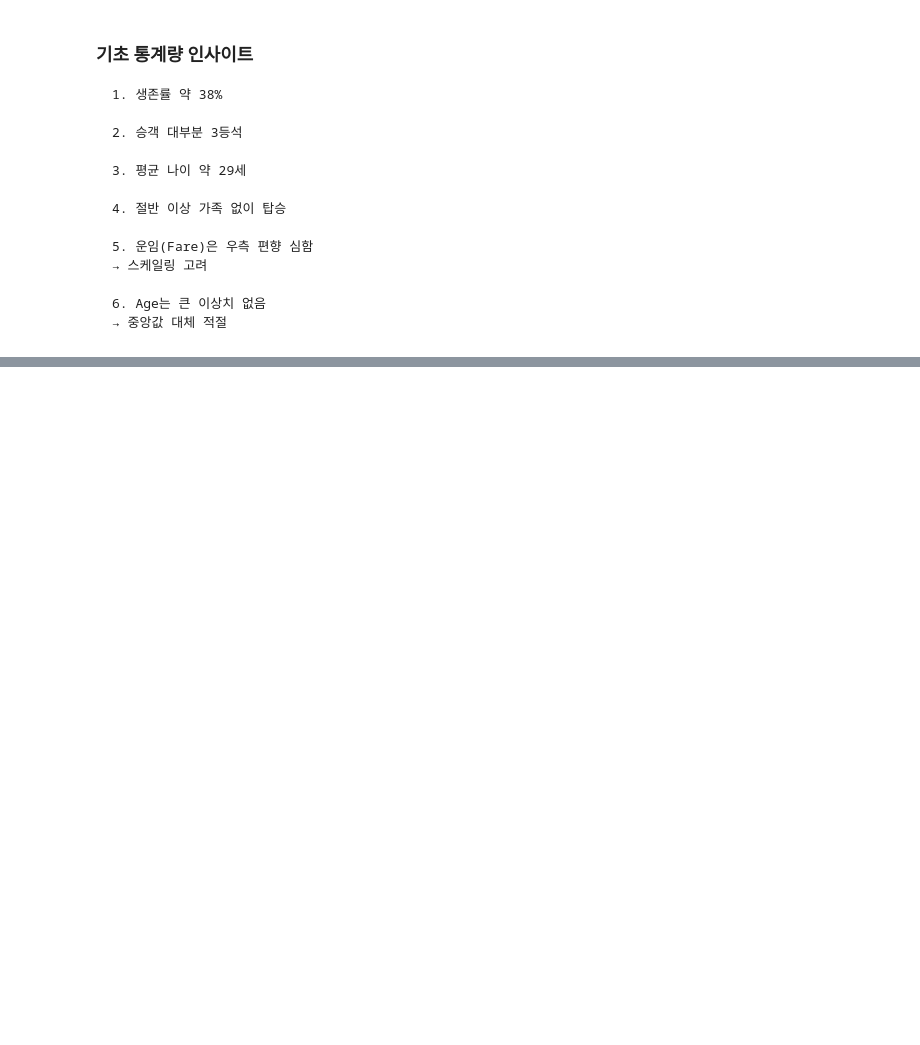
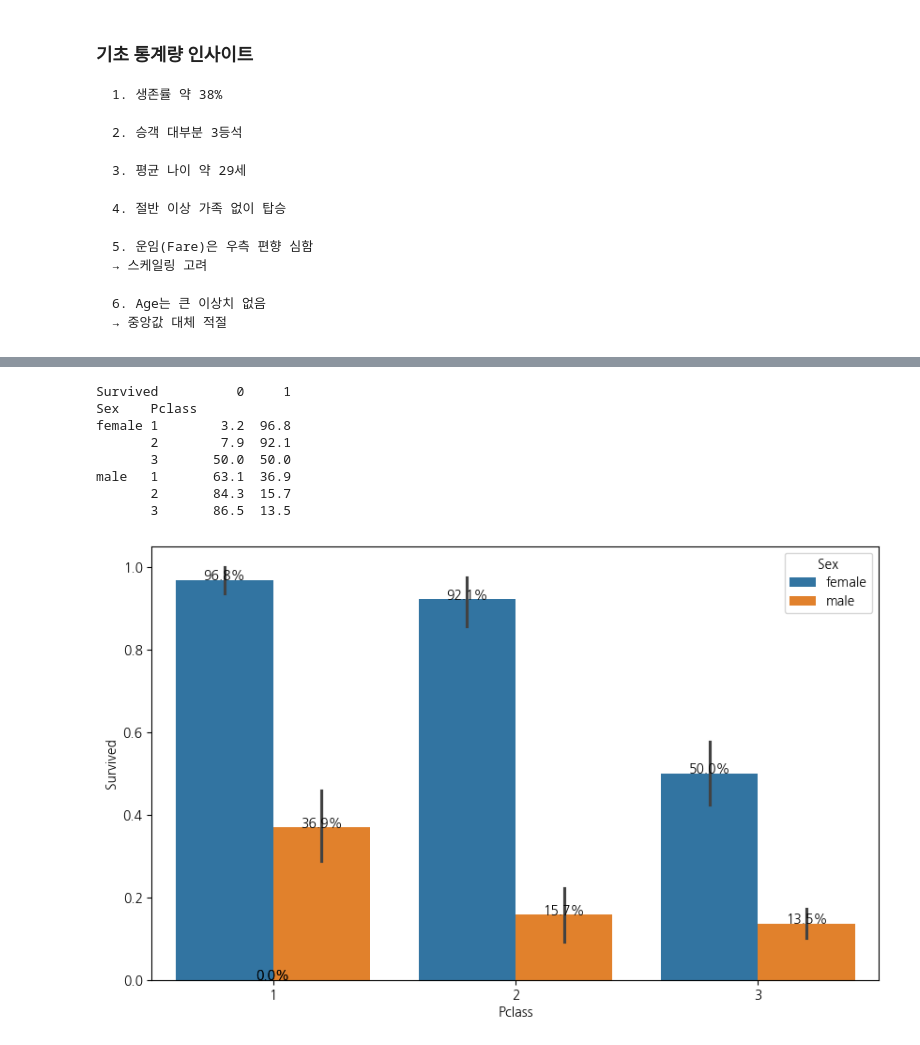
Before and after one commit to nqwrt/Gwangju-AI-Academy, a Jupyter notebook: 데이터시각화/데이터분석-4기-2025-08-07/2025-08-19/01-데이터분석-탐색적(EDA)분석.ipynb, the cells around one changed output, grey strips where cells are left out. Cells and saved outputs as stored; diff of their text form; code cells hidden in the pictures; blank space fills up the shorter version.

```diff
--- a/데이터시각화/데이터분석-4기-2025-08-07/2025-08-19/01-데이터분석-탐색적(EDA)분석.ipynb
+++ b/데이터시각화/데이터분석-4기-2025-08-07/2025-08-19/01-데이터분석-탐색적(EDA)분석.ipynb
@@ -1026,0 +1300,58 @@ SyntaxError: invalid character '↓' (U+2193) (3177670089.py, line 14)
+# %%
+# ① Sex + Pclass → Survived
+
+result = (
+
+pd.crosstab([df_train["Sex"],df_train["Pclass"]],df_train["Survived"],normalize="index")*100)
+print(result.round(1))
+
+# Survived
+
+# female 1 → 96.8
+# female 2 → 92.1
+# female 3 → 50.0
+
+# male 1 → 36.9
+# male 2 → 15.7
+# male 3 → 13.5
+
+plt.figure(
+figsize=(10,6)
+)
+
+ax=sns.barplot(
+x="Pclass",
+y="Survived",
+hue="Sex",
+data=df_train
+)
+
+for p in ax.patches:
+ value=p.get_height()*100
+ ax.annotate(
+ f"{value:.1f}%",
+ (
+ p.get_x()
+ +
+ p.get_width()/2,
+ p.get_height()
+ ),
+ ha="center"
+ )
+
+plt.show()
+
+# 여성이 모든 객실에서 높음
+# 1등석 여성 생존률 압도적
+# 남성은 등급 낮을수록 급감
+# 성별 효과가 객실보다 강함
+# %% [output]
+Survived          0     1
+Sex    Pclass
+female 1        3.2  96.8
+       2        7.9  92.1
+       3       50.0  50.0
+male   1       63.1  36.9
+       2       84.3  15.7
+       3       86.5  13.5
+[figure, added]
```
Also changed, not shown: parts of 20 cells of this notebook.
